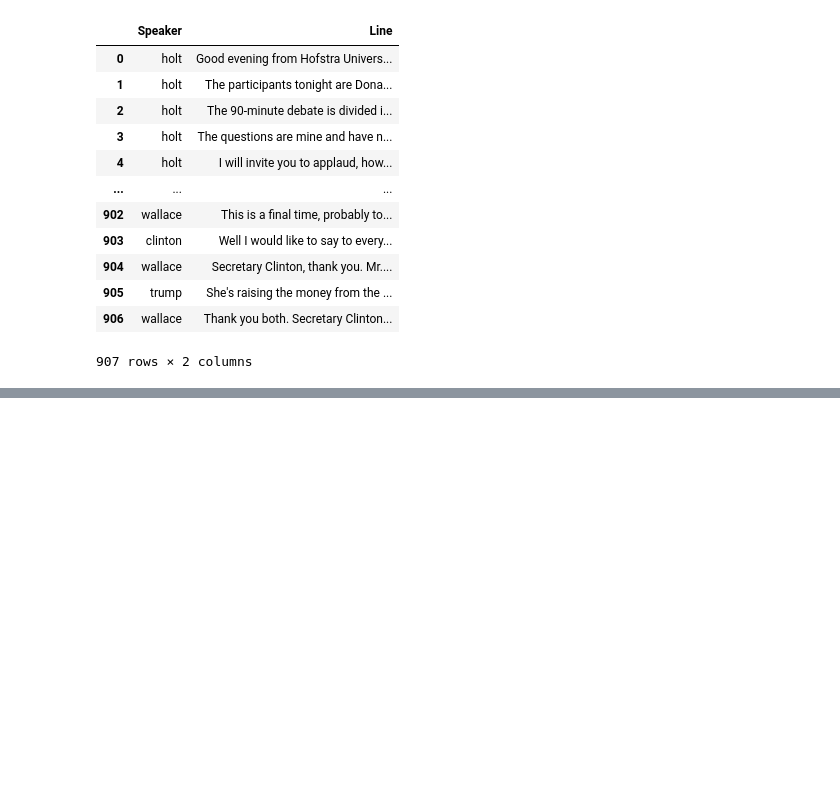
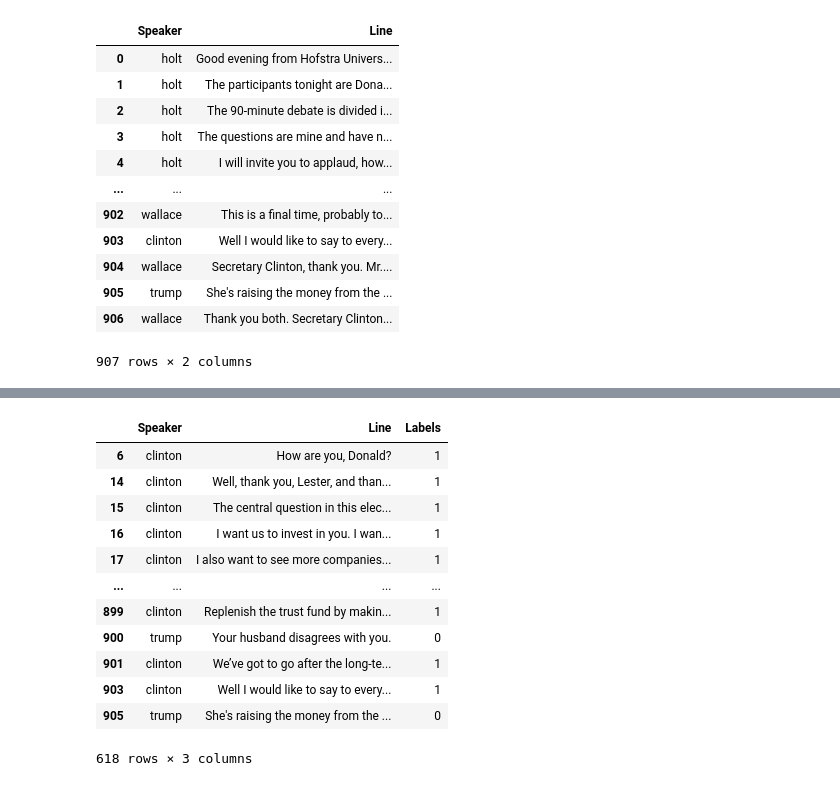
Before and after one commit to Kevhpark5/discerining-the-debate, a Jupyter notebook: Data/Presidential Webscraping.ipynb, the cells around one changed output, grey strips where cells are left out. Drawn from its saved outputs; the diff is of its cells as text; code cells hidden in the pictures; blank space fills up the shorter version.

```diff
--- a/Data/Presidential Webscraping.ipynb
+++ b/Data/Presidential Webscraping.ipynb
@@ -412,0 +437,16 @@ ax.legend(fontsize = 36)
+# %%
+debate_cand
+# %% [output]
+|  | Speaker | Line | Labels |
+| 6 | clinton | How are you, Donald? | 1 |
+| 14 | clinton | Well, thank you, Lester, and than... | 1 |
+| 15 | clinton | The central question in this elec... | 1 |
+| 16 | clinton | I want us to invest in you. I wan... | 1 |
+| 17 | clinton | I also want to see more companies... | 1 |
+| ... | ... | ... | ... |
+| 899 | clinton | Replenish the trust fund by makin... | 1 |
+| 900 | trump | Your husband disagrees with you. | 0 |
+| 901 | clinton | We’ve got to go after the long-te... | 1 |
+| 903 | clinton | Well I would like to say to every... | 1 |
+| 905 | trump | She's raising the money from the ... | 0 |
+618 rows × 3 columns
```
Also changed, not shown: parts of 8 cells of this notebook, 1 other file.
